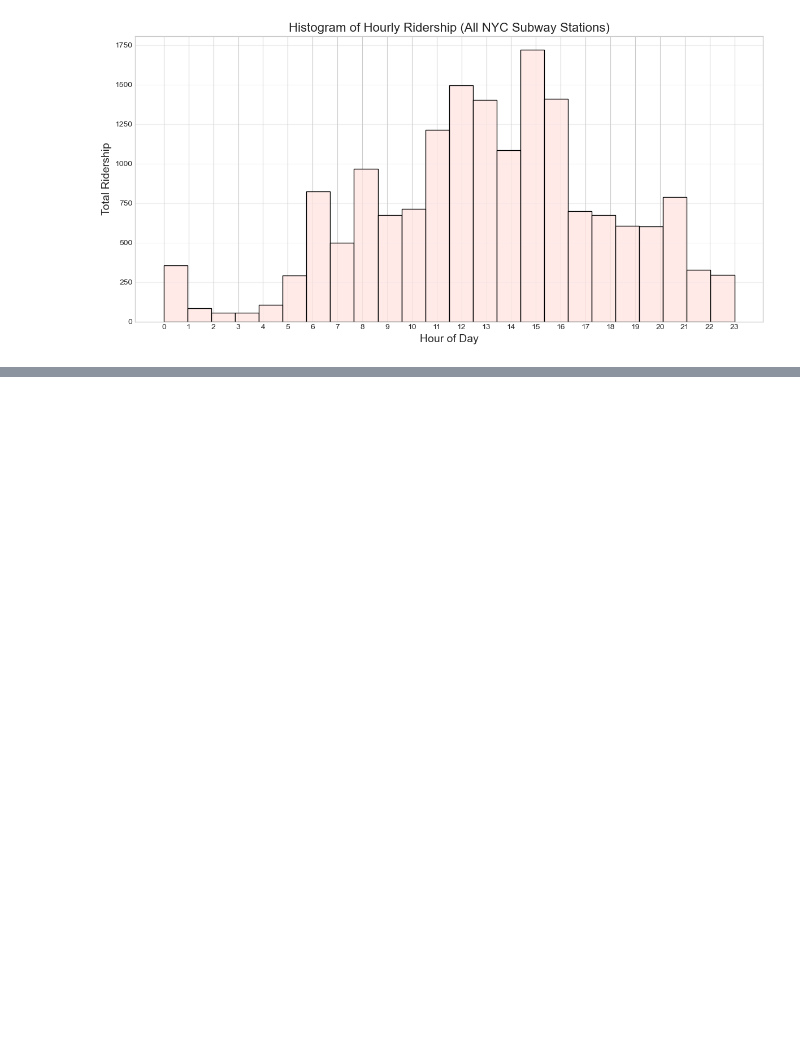
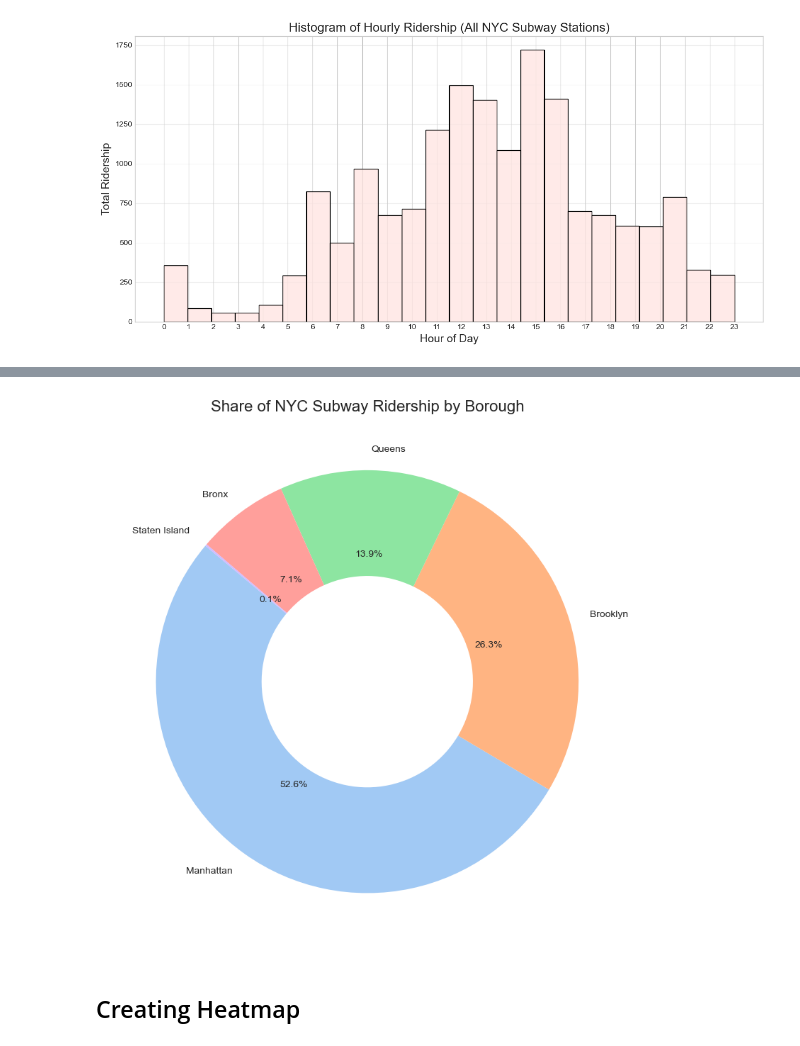
Before and after one commit to ClaraML96/ClaraML96.github.io, a Jupyter notebook: _scripts/data.ipynb, the cells around one changed output, grey strips where cells are left out. Cells and saved outputs as stored; diff of their text form; code cells hidden in the pictures; blank space fills up the shorter version.

```diff
--- a/_scripts/data.ipynb
+++ b/_scripts/data.ipynb
@@ -69,0 +106,16 @@ plt.show()
+# %%
+# Pie chart version
+plt.figure(figsize=(8, 8))
+colors = sns.color_palette("pastel")
+
+plt.pie(borough_usage['ridership'], labels=borough_usage['borough'],
+        autopct='%1.1f%%', startangle=140, colors=colors,
+        wedgeprops=dict(width=0.5))  # Makes a donut chart
+
+plt.title('Share of NYC Subway Ridership by Borough', fontsize=16)
+plt.tight_layout()
+plt.show()
+# %% [output]
+[figure, added]
+# %% [markdown]
+## Creating Heatmap
```
Also changed, not shown: parts of 4 cells of this notebook.
